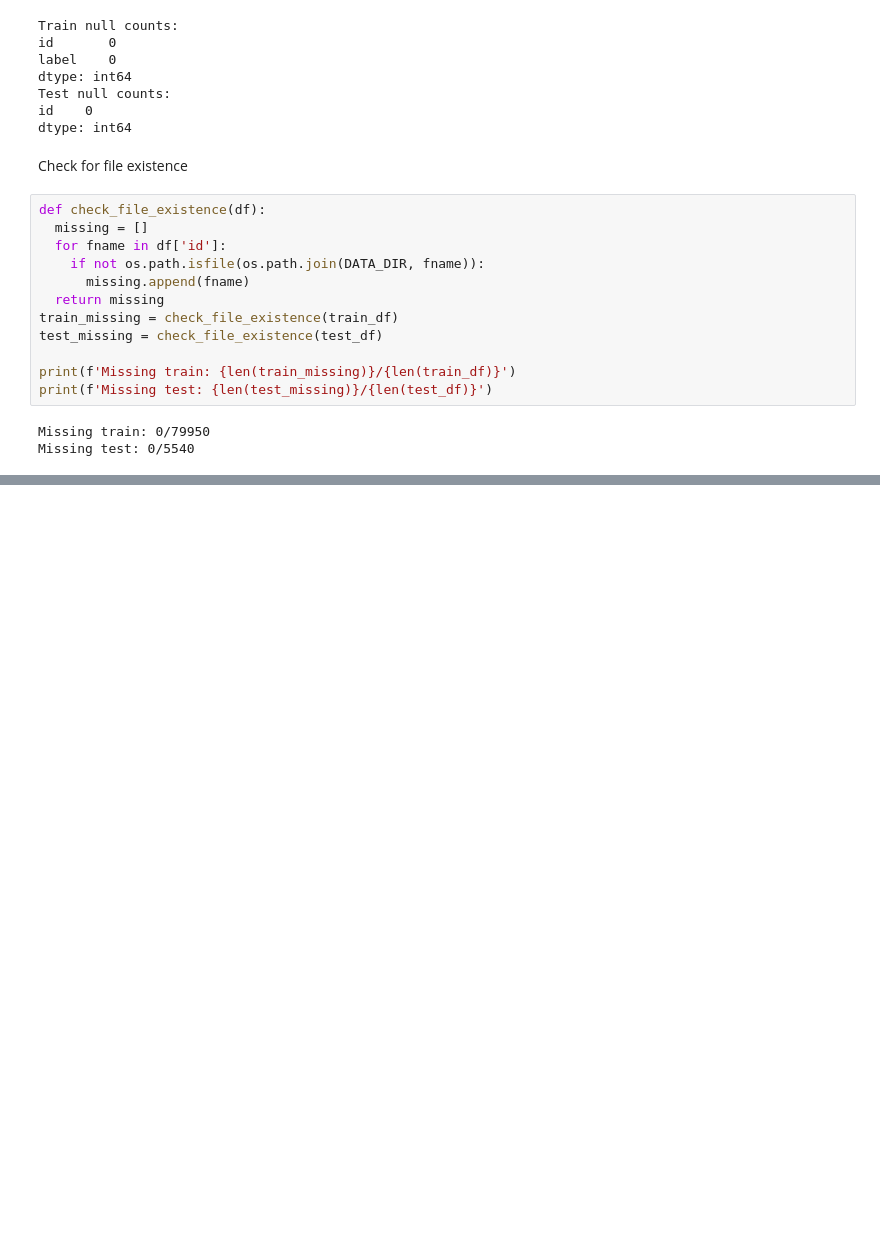
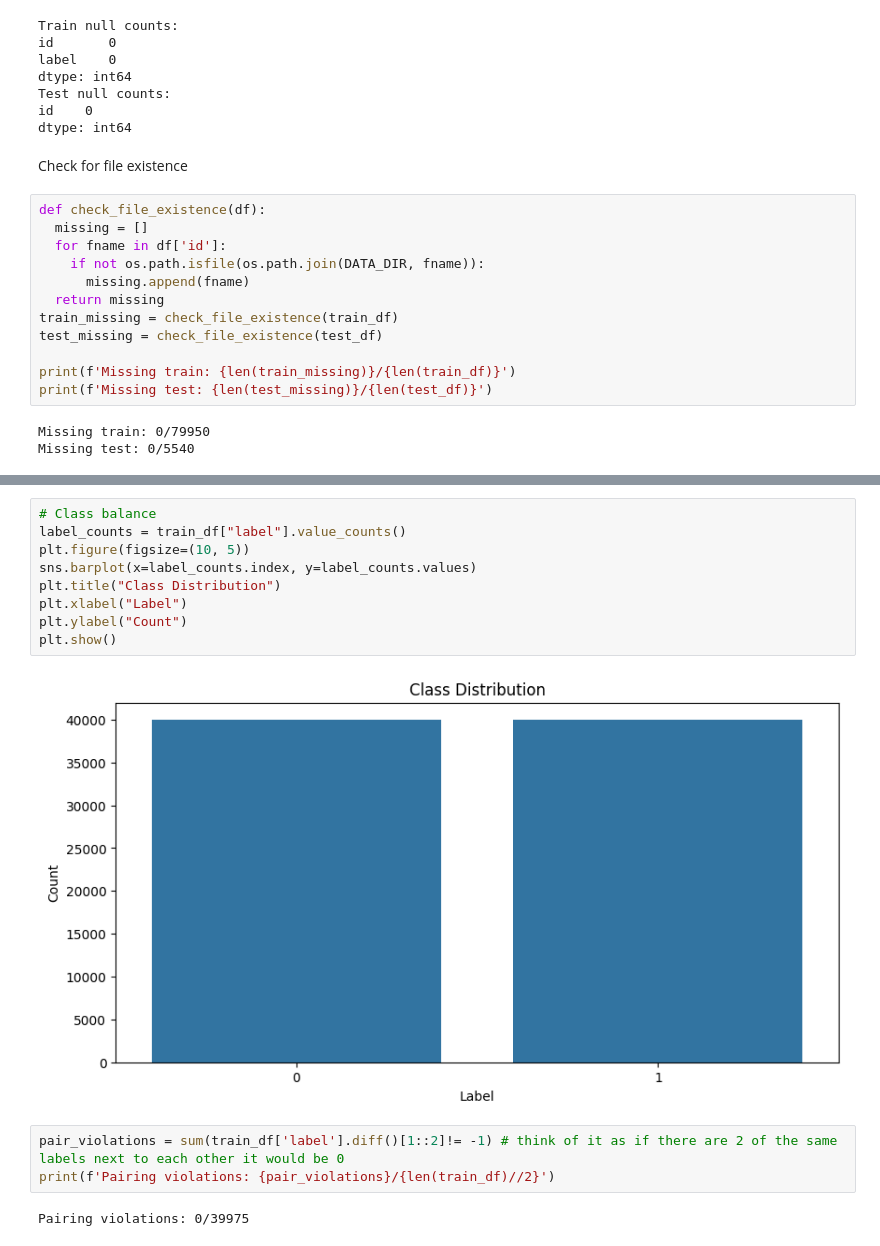
Before and after one commit to Khoawawa/ArtDetective, a Jupyter notebook: loader.ipynb, the cells around one changed output, grey strips where cells are left out. Cells and saved outputs as stored; diff of their text form; blank space fills up the shorter version.

```diff
--- a/loader.ipynb
+++ b/loader.ipynb
@@ -102,0 +108,16 @@ NameError: name 'train_df' is not defined
+# %%
+# Class balance
+label_counts = train_df["label"].value_counts()
+plt.figure(figsize=(10, 5))
+sns.barplot(x=label_counts.index, y=label_counts.values)
+plt.title("Class Distribution")
+plt.xlabel("Label")
+plt.ylabel("Count")
+plt.show()
+# %% [output]
+[figure, added]
+# %%
+pair_violations = sum(train_df['label'].diff()[1::2]!= -1) # think of it as if there are 2 of the same labels next to each other it would be 0
+print(f'Pairing violations: {pair_violations}/{len(train_df)//2}')
+# %% [output]
+Pairing violations: 0/39975
```
Also changed, not shown: parts of 3 cells of this notebook.
